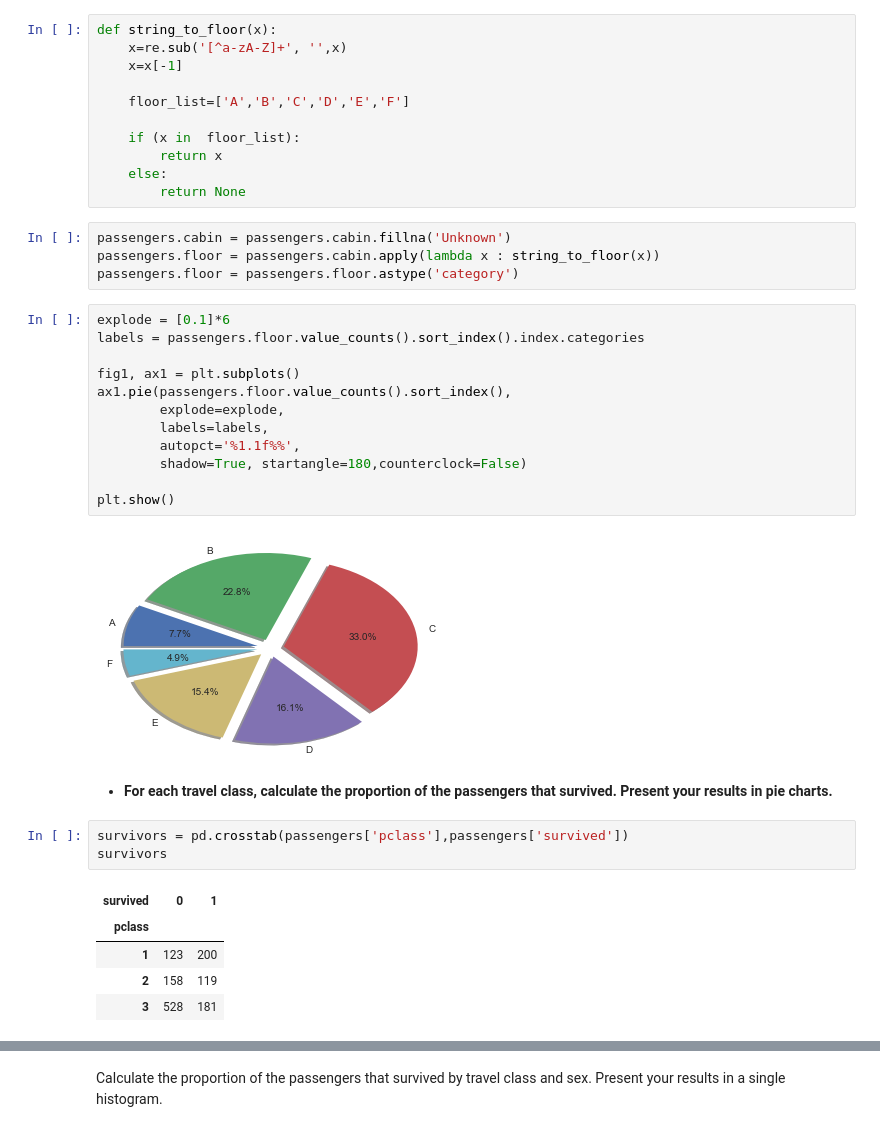
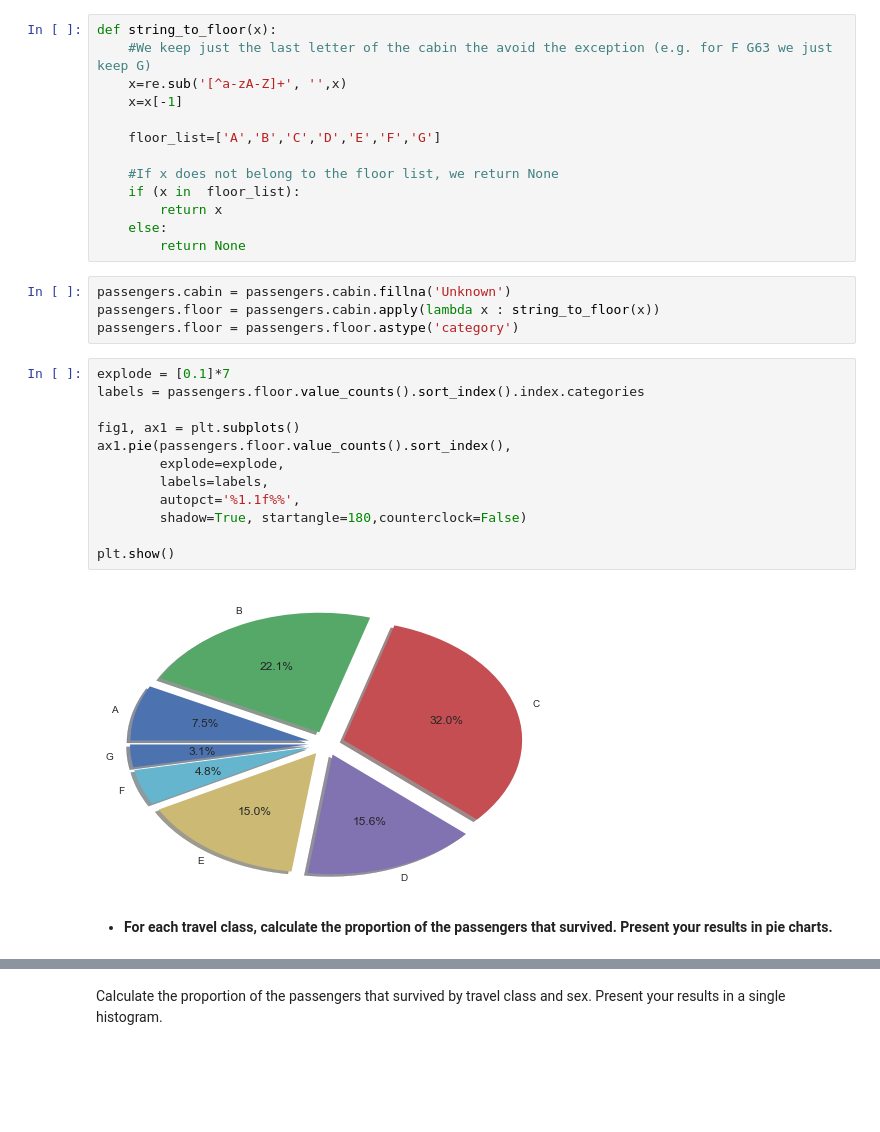
Before and after one commit to mathildemrt/ada, a Jupyter notebook: 01 - Pandas and Data Wrangling/Homework 1.ipynb, the cells around one changed output, grey strips where cells are left out. Saved outputs shown, nothing was run; the diff lists cells and outputs as text; blank space fills up the shorter version.

```diff
--- a/01 - Pandas and Data Wrangling/Homework 1.ipynb
+++ b/01 - Pandas and Data Wrangling/Homework 1.ipynb
@@ -568,11 +613,13 @@ Overall the plot tells us that the passengers' age is distributed around mid-end
 * **Calculate the proportion of passengers by cabin floor. Present your results in a pie chart.**
 # %%
 def string_to_floor(x):
+    #We keep just the last letter of the cabin the avoid the exception (e.g. for F G63 we just keep G)
     x=re.sub('[^a-zA-Z]+', '',x)
     x=x[-1]
 
-    floor_list=['A','B','C','D','E','F']
+    floor_list=['A','B','C','D','E','F','G']
 
+    #If x does not belong to the floor list, we return None
     if (x in  floor_list):
         return x
     else:
@@ -582,27 +629,18 @@ passengers.cabin = passengers.cabin.fillna('Unknown')
 passengers.floor = passengers.cabin.apply(lambda x : string_to_floor(x))
 passengers.floor = passengers.floor.astype('category')
 # %%
-explode = [0.1]*6
+explode = [0.1]*7
 labels = passengers.floor.value_counts().sort_index().index.categories
 
 fig1, ax1 = plt.subplots()
 ax1.pie(passengers.floor.value_counts().sort_index(),
         explode=explode,
         labels=labels,
         autopct='%1.1f%%',
         shadow=True, startangle=180,counterclock=False)
 
 plt.show()
 # %% [output]
-[figure, old version]
+[figure, new version]
 # %% [markdown]
 * **For each travel class, calculate the proportion of the passengers that survived. Present your results in pie charts.**
-# %%
-survivors = pd.crosstab(passengers['pclass'],passengers['survived'])
-survivors
-# %% [output]
-| survived | 0 | 1 |
-| pclass |  |  |
-| 1 | 123 | 200 |
-| 2 | 158 | 119 |
-| 3 | 528 | 181 |
```
Also changed, not shown: parts of 20 cells of this notebook.
